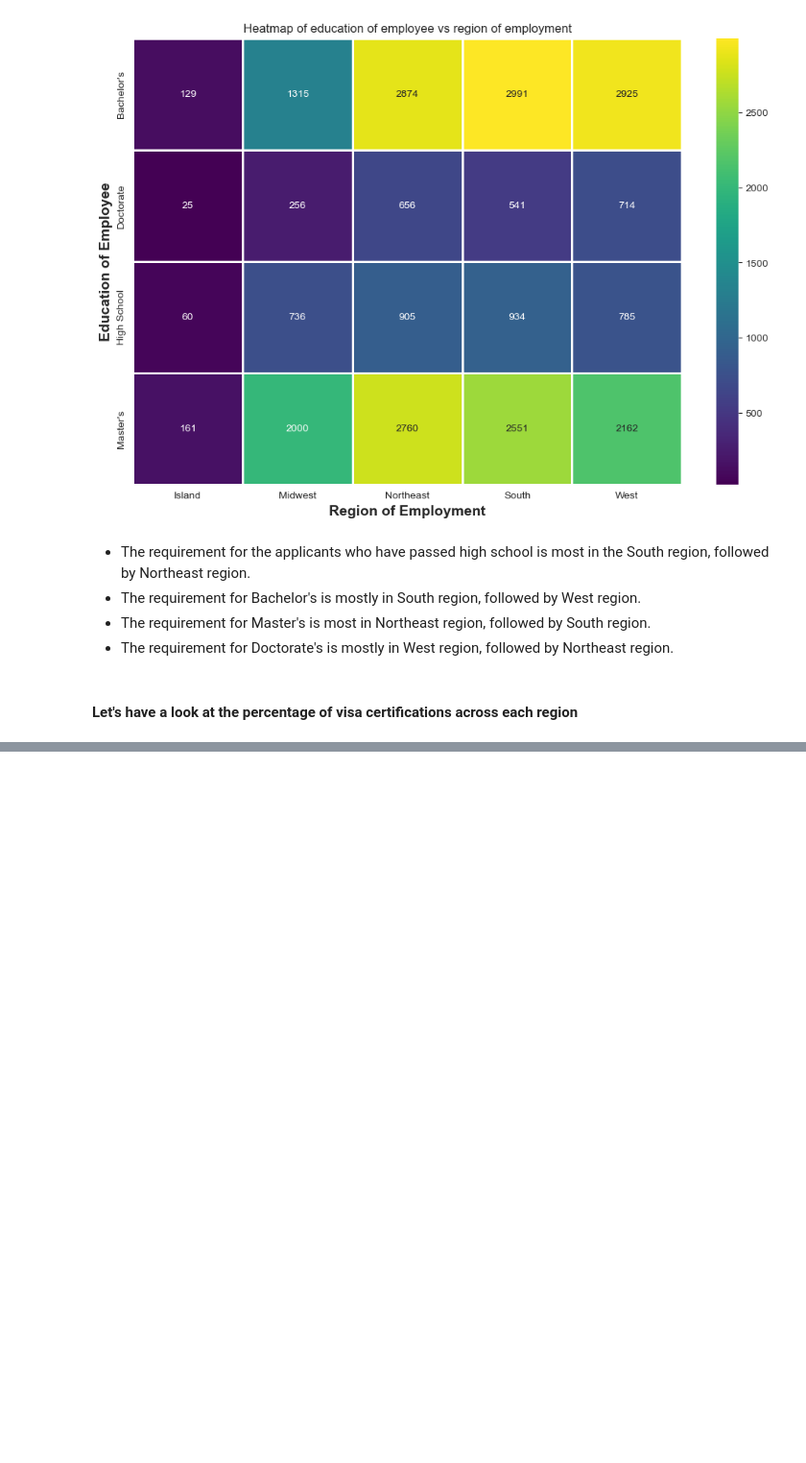
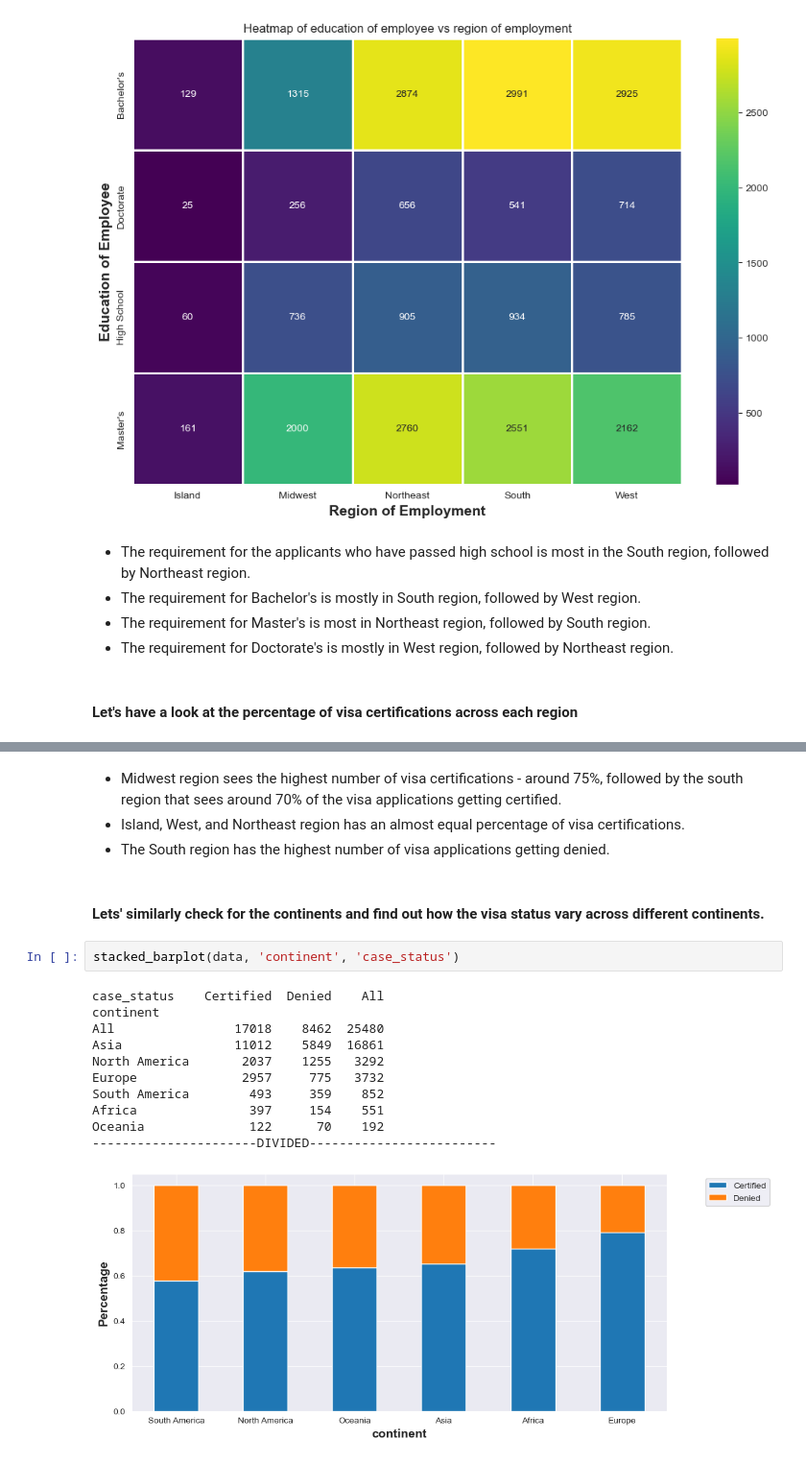
Before and after one commit to ArthurXia1031/Data_Science_Project, a Jupyter notebook: machine_learning/Easy_visa/easy_visa.ipynb, the cells around one changed output, grey strips where cells are left out. Shown: that part at 96% size. Cells and saved outputs as stored; diff of their text form; blank space fills up the shorter version.

```diff
--- a/machine_learning/Easy_visa/easy_visa.ipynb
+++ b/machine_learning/Easy_visa/easy_visa.ipynb
@@ -584,0 +591,20 @@ Island                      226     149    375
+# %% [markdown]
+* Midwest region sees the highest number of visa certifications - around 75%, followed by the south region that sees around 70% of the visa applications getting certified.
+* Island, West, and Northeast region has an almost equal percentage of visa certifications.
+* The South region has the highest number of visa applications getting denied.
+# %% [markdown]
+#### Lets' similarly check for the continents and find out how the visa status vary across different continents.
+# %%
+stacked_barplot(data, 'continent', 'case_status')
+# %% [output]
+case_status    Certified  Denied    All
+continent
+All                17018    8462  25480
+Asia               11012    5849  16861
+North America       2037    1255   3292
+Europe              2957     775   3732
+South America        493     359    852
+Africa               397     154    551
+Oceania              122      70    192
+----------------------DIVIDED-------------------------
+[figure, added]
```
Also changed, not shown: parts of 35 cells of this notebook.
